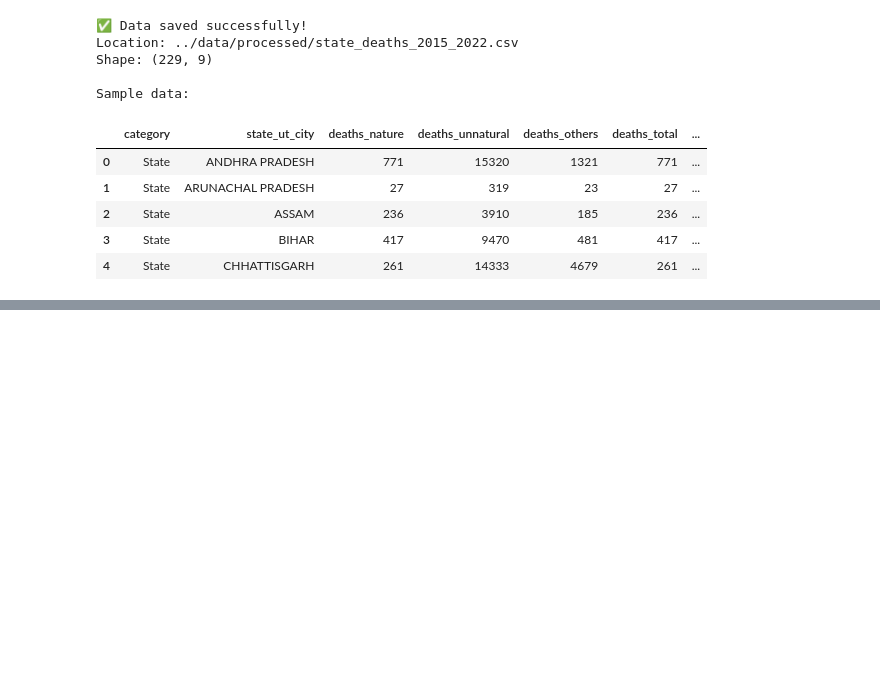
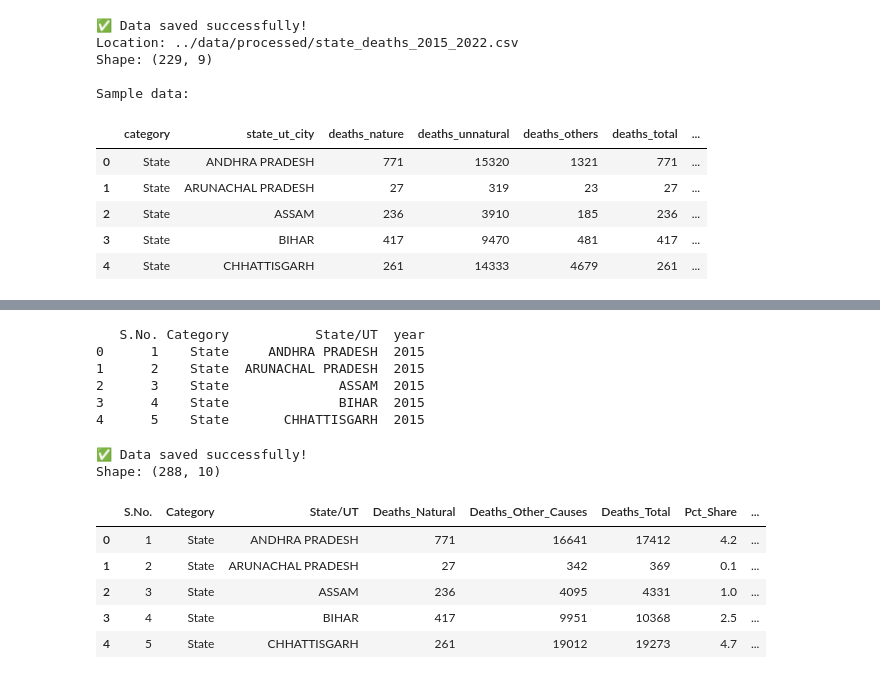
Before and after one commit to ankitarchoudhary/Dark-Hours-India, a Jupyter notebook: notebooks/01_data_cleaning.ipynb, the cells around one changed output, grey strips where cells are left out. Cells and saved outputs as stored; diff of their text form; code cells hidden in the pictures; blank space fills up the shorter version.

```diff
--- a/notebooks/01_data_cleaning.ipynb
+++ b/notebooks/01_data_cleaning.ipynb
@@ -478,0 +2091,8 @@ Sample data:
+# %%
+# Reset S.No. for all years starting from 1
+df_deaths['S.No.'] = range(1, len(df_deaths)+1)
+
+print("S.No. check:")
+print(df_deaths[['S.No.', 'Category', 'State/UT', 'year']].head(10))
+print("\n...")
+print(df_deaths[['S.No.', 'Category', 'State/UT', 'year']].tail(5))
@@ -478,0 +2120,30 @@ Sample data:
+# %%
+# Reset pandas index
+df_deaths = df_deaths.reset_index(drop=True)
+
+# Verify
+print(df_deaths[['S.No.', 'Category', 'State/UT', 'year']].head(5))
+# %% [output]
+   S.No. Category           State/UT  year
+0      1    State     ANDHRA PRADESH  2015
+1      2    State  ARUNACHAL PRADESH  2015
+2      3    State              ASSAM  2015
+3      4    State              BIHAR  2015
+4      5    State       CHHATTISGARH  2015
+# %%
+# Save to processed folder
+output_path = "../data/processed/state_ut_deaths_2015_2022.csv"
+df_deaths.to_csv(output_path, index=False)
+
+print("✅ Data saved successfully!")
+print(f"Shape: {df_deaths.shape}")
+df_deaths.head()
+# %% [output]
+✅ Data saved successfully!
+Shape: (288, 10)
+|  | S.No. | Category | State/UT | Deaths_Natural | Deaths_Other_Causes | Deaths_Total | Pct_Share | ... |
+| 0 | 1 | State | ANDHRA PRADESH | 771 | 16641 | 17412 | 4.2 | ... |
+| 1 | 2 | State | ARUNACHAL PRADESH | 27 | 342 | 369 | 0.1 | ... |
+| 2 | 3 | State | ASSAM | 236 | 4095 | 4331 | 1.0 | ... |
+| 3 | 4 | State | BIHAR | 417 | 9951 | 10368 | 2.5 | ... |
+| 4 | 5 | State | CHHATTISGARH | 261 | 19012 | 19273 | 4.7 | ... |
```
Also changed, not shown: parts of 49 cells of this notebook, 3 other files.
